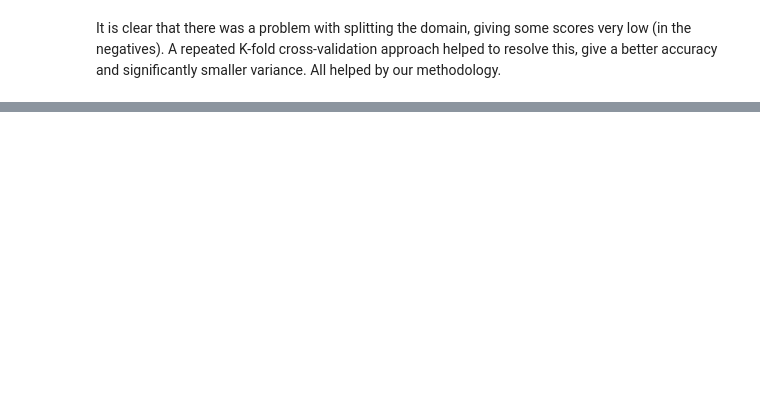
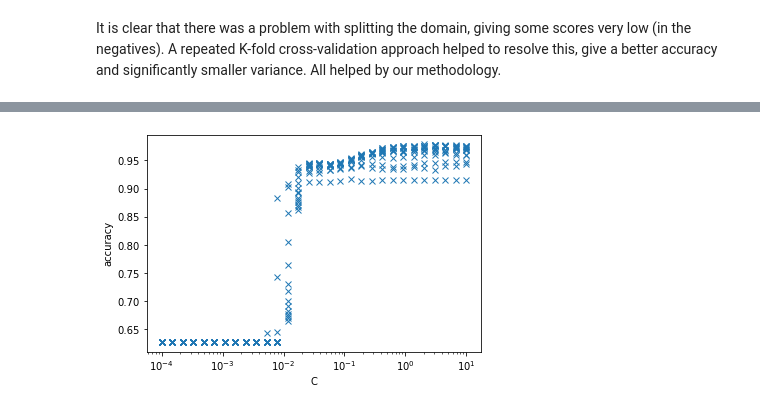
Before and after one commit to gregparkes/gitermap, a Jupyter notebook: example2.ipynb, the cells around one changed output, grey strips where cells are left out. Saved outputs shown, nothing was run; the diff lists cells and outputs as text; code cells hidden in the pictures; blank space fills up the shorter version.

```diff
--- a/example2.ipynb
+++ b/example2.ipynb
@@ -117,0 +194,7 @@ It is clear that there was a problem with splitting the domain, giving some scor
+# %%
+plt.semilogx(points[:, 1], np.vstack(pca_svc).mean(1), 'x')
+plt.xlabel("C")
+plt.ylabel("accuracy")
+plt.show()
+# %% [output]
+[figure, added]
```
Also changed, not shown: parts of 28 cells of this notebook, 10 other files.
